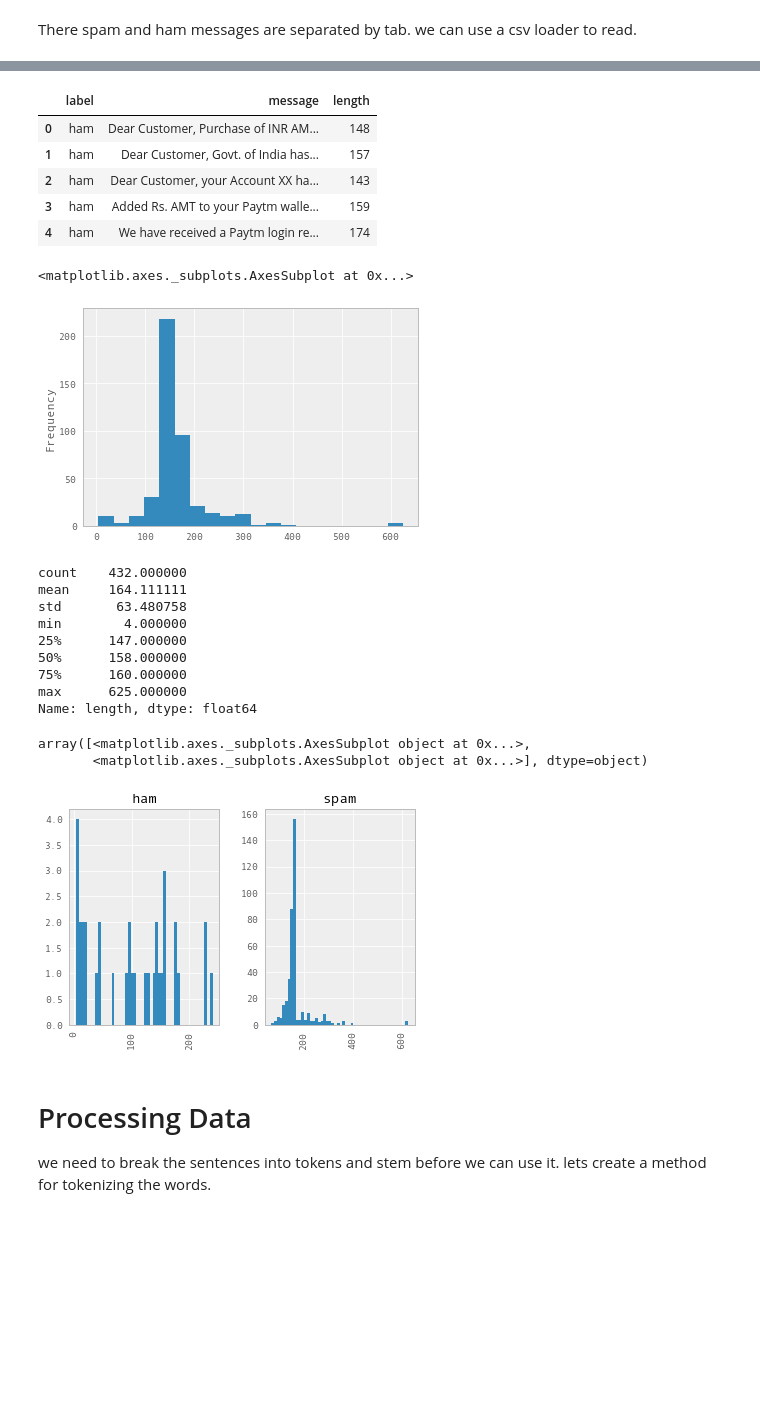
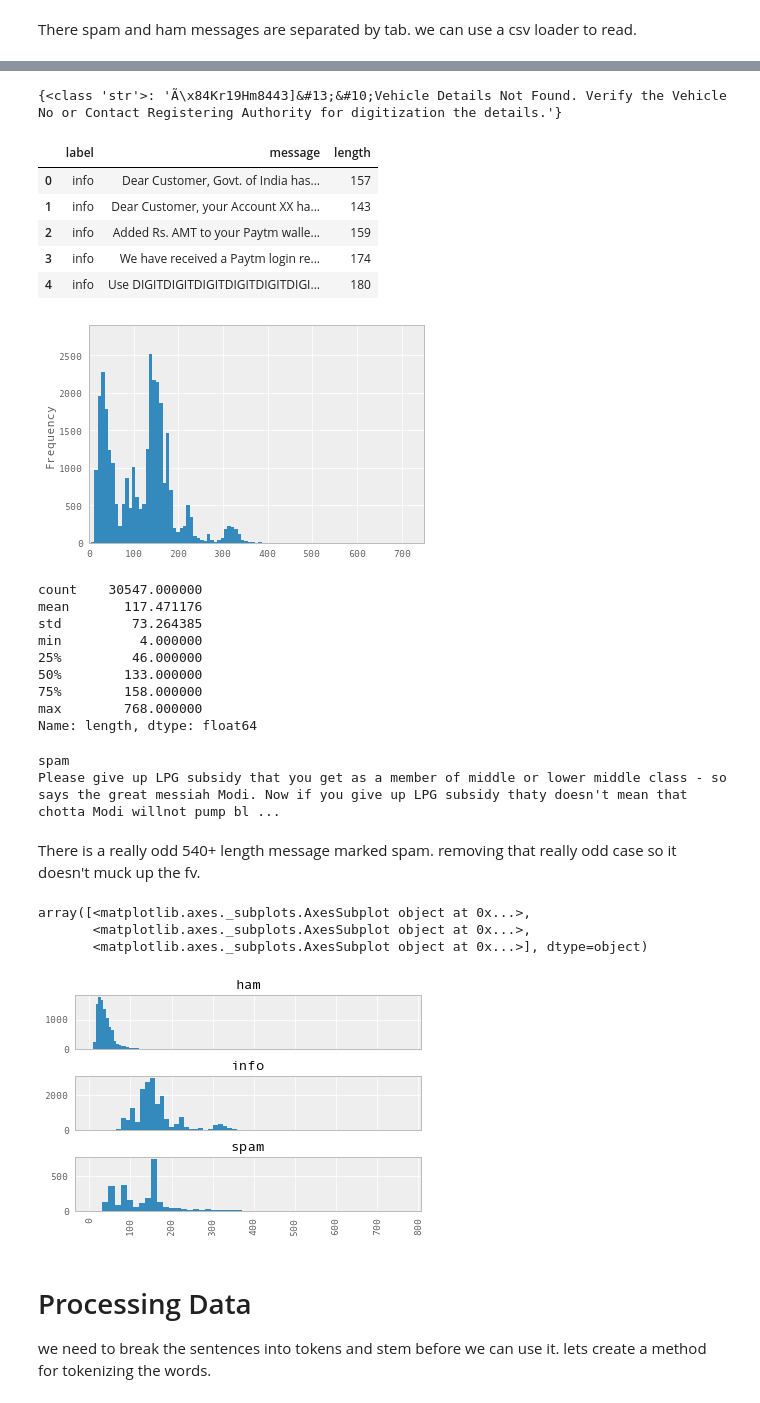
Before and after one commit to darcwader/DSpam, a Jupyter notebook: ML/Spam.ipynb, the cells around one changed output, grey strips where cells are left out. Saved outputs shown, nothing was run; the diff lists cells and outputs as text; code cells hidden in the pictures; blank space fills up the shorter version.

```diff
--- a/ML/Spam.ipynb
+++ b/ML/Spam.ipynb
@@ -44,13 +42,11 @@ Use `matplotlib.pyplot.style.use` instead.
 
 SMSSpamCollection lets load and understand the data.
 # %%
-fpath = '/Users/darshansonde/Code/ml/DSpam/ML/'
-file_name = fpath + 'SMS2017India.csv'
-with open(file_name) as f:
-    corpus = f.readlines()
+fpath = os.environ["ML_DATA_DIR"]
+messages_file = os.path.join(fpath, 'Spam', 'SMS2018SpamInfoHam.tsv')
 
+corpus = open(messages_file, encoding='latin1').readlines()
 print("there are {} messages".format(len(corpus)))
-
 
 corpus = [x.strip() for x in corpus]
 
@@ -71,9 +67,10 @@ there are 433 messages
 # %% [markdown]
 There spam and ham messages are separated by tab. we can use a csv loader to read.
 # %%
-with open(file_name,encoding='UTF-8') as f:
-    messages = pd.read_csv(f, sep='\t', quoting=csv.QUOTE_NONE, names=['label', 'message'])
+messages = pd.read_csv(open(messages_file,encoding='latin1'), quoting=csv.QUOTE_NONE, sep='\t', names=['label', 'message'],skiprows=1)
 
 messages['message'] = messages['message'].map(lambda text:text)
-messages.head()
+print(messages.head())
+
+test_messages.describe()
 # %% [output]
@@ -99,36 +127,57 @@ messages.groupby('label').describe()
+# %%
+d = {}
+for m in messages.message:
+    d[m.__class__] = m
+
+print(d)
+# %% [output]
+{<class 'str'>: 'Ã\x84Kr19Hm8443]&#13;&#10;Vehicle Details Not Found. Verify the Vehicle No or Contact Registering Authority for digitization the details.'}
 # %%
 messages['length'] = messages['message'].map(lambda text:len(text))
 messages.head()
 # %% [output]
 |  | label | message | length |
-| 0 | ham | Dear Customer, Purchase of INR AM... | 148 |
-| 1 | ham | Dear Customer, Govt. of India has... | 157 |
-| 2 | ham | Dear Customer, your Account XX ha... | 143 |
-| 3 | ham | Added Rs. AMT to your Paytm walle... | 159 |
-| 4 | ham | We have received a Paytm login re... | 174 |
+| 0 | info | Dear Customer, Govt. of India has... | 157 |
+| 1 | info | Dear Customer, your Account XX ha... | 143 |
+| 2 | info | Added Rs. AMT to your Paytm walle... | 159 |
+| 3 | info | We have received a Paytm login re... | 174 |
+| 4 | info | Use DIGITDIGITDIGITDIGITDIGITDIGI... | 180 |
 # %%
-messages.length.plot(bins=20, kind='hist')
+messages.length.plot(bins=100, kind='hist')
+plt.axis([0,750,0,2900])
+plt.show()
 # %% [output]
-<matplotlib.axes._subplots.AxesSubplot at 0x...>
-[figure, old version]
+[figure, new version]
 # %%
 messages.length.describe()
 # %% [output]
-count    432.000000
-mean     164.111111
-std       63.480758
-min        4.000000
-25%      147.000000
-50%      158.000000
-75%      160.000000
-max      625.000000
+count    30547.000000
+mean       117.471176
+std         73.264385
+min          4.000000
+25%         46.000000
+50%        133.000000
+75%        158.000000
+max        768.000000
 Name: length, dtype: float64
+# %%
+for _,m in messages[messages.length > 700].iterrows():
+    print(m.label)
+    print(m.message)
+    print()
+    print()
+# %% [output]
+spam
+Please give up LPG subsidy that you get as a member of middle or lower middle class - so says the great messiah Modi. Now if you give up LPG subsidy thaty doesn't mean that chotta Modi willnot pump bl ...
+# %% [markdown]
+There is a really odd 540+ length message marked spam. removing that really odd case so it doesn't muck up the fv.
 # %%
-messages.hist(column='length', by='label', bins=50)
+messages.hist(column='length', by='label', bins=50, sharex=True, layout=(3,1))
 # %% [output]
 array([<matplotlib.axes._subplots.AxesSubplot object at 0x...>,
+       <matplotlib.axes._subplots.AxesSubplot object at 0x...>,
        <matplotlib.axes._subplots.AxesSubplot object at 0x...>], dtype=object)
-[figure, old version]
+[figure, new version]
 # %% [markdown]
 
 # Processing Data
```
Also changed, not shown: parts of 22 cells of this notebook, 1 other file.
